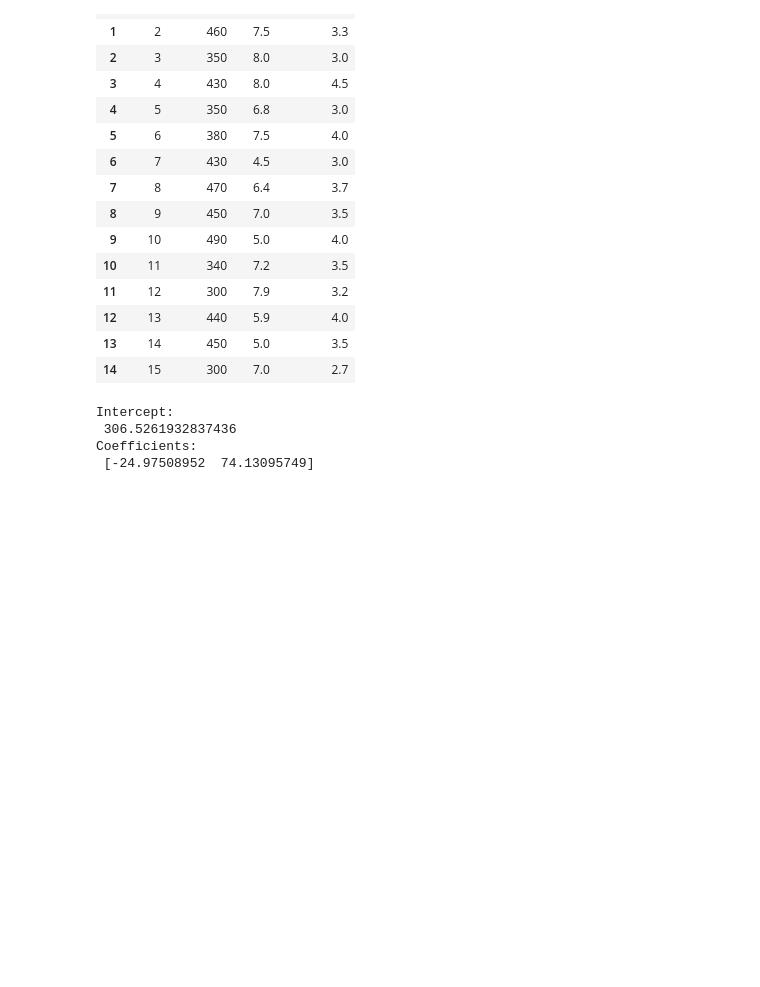
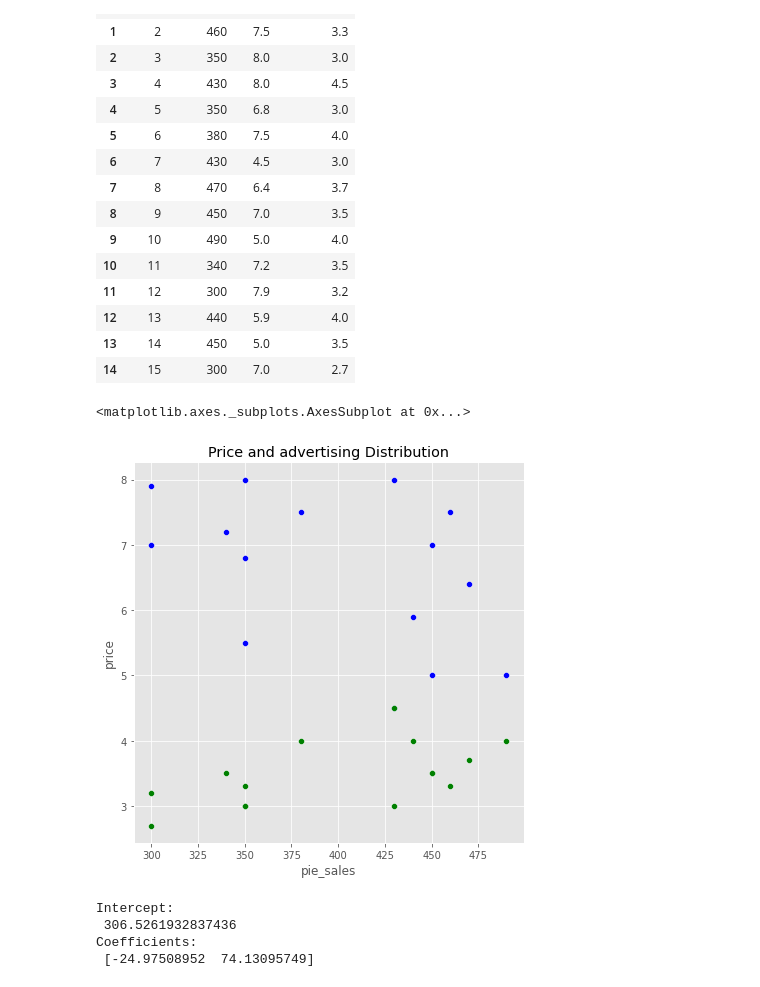
Before and after one commit to abduhsalam/Regression-Analyst, a Jupyter notebook: Multi_Regression.ipynb, the cells around one changed output. Saved outputs shown, nothing was run; the diff lists cells and outputs as text; code cells hidden in the pictures; blank space fills up the shorter version.

```diff
--- a/Multi_Regression.ipynb
+++ b/Multi_Regression.ipynb
@@ -31,6 +39,12 @@ df_pie
 | 12 | 13 | 440 | 5.9 | 4.0 |
 | 13 | 14 | 450 | 5.0 | 3.5 |
 | 14 | 15 | 300 | 7.0 | 2.7 |
+# %%
+sns.scatterplot(x='pie_sales' ,y = "price",data= df_pie, color= "blue").set_title("Price and advertising Distribution")
+sns.scatterplot(x='pie_sales' ,y = "advertising",data= df_pie, color= "green")
+# %% [output]
+<matplotlib.axes._subplots.AxesSubplot at 0x...>
+[figure, added]
 # %%
 X = df_pie[['price','advertising']]
 Y = df_pie['pie_sales']
```
Also changed, not shown: parts of 8 cells of this notebook.
